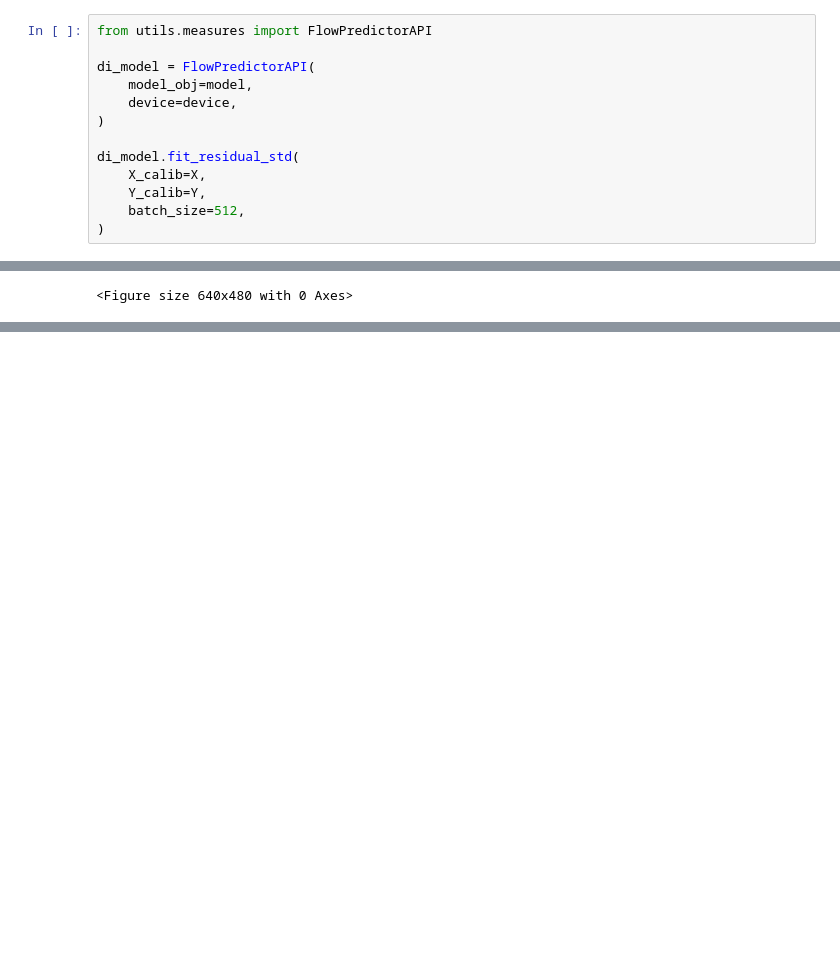
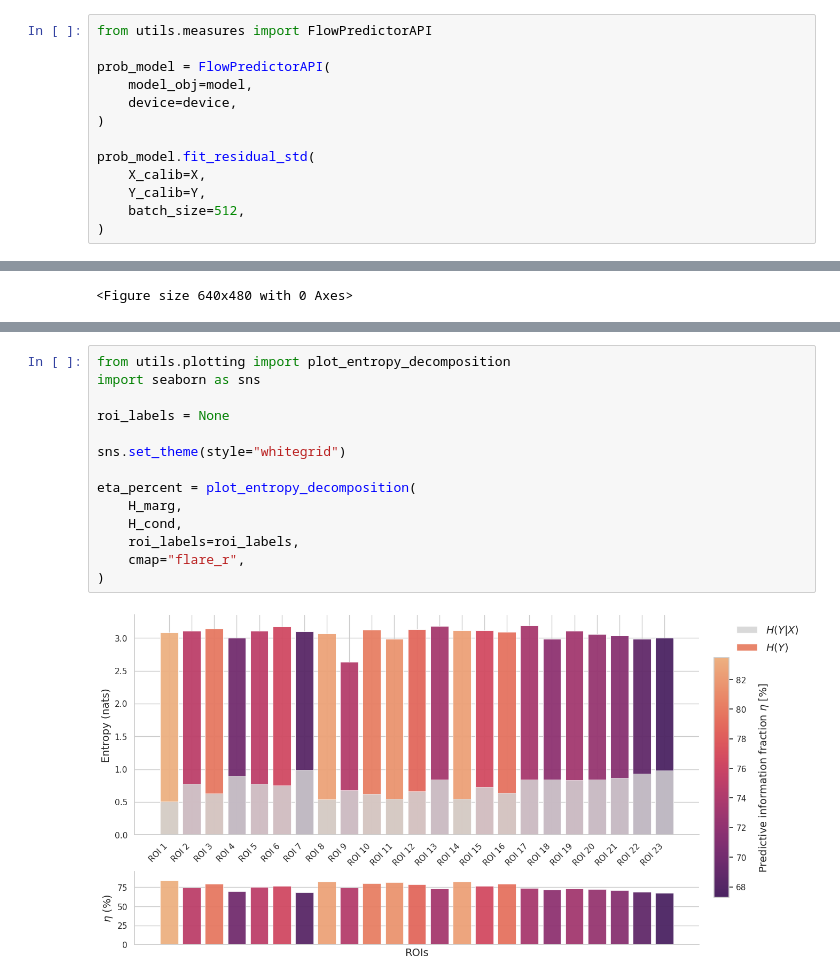
Before and after one commit to ab126/fmri_forecasting, a Jupyter notebook: compute_di.ipynb, the cells around one changed output, grey strips where cells are left out. Drawn from its saved outputs; the diff is of its cells as text; blank space fills up the shorter version.

```diff
--- a/compute_di.ipynb
+++ b/compute_di.ipynb
@@ -144,12 +137,12 @@ Neural Network Method
 # %%
 from utils.measures import FlowPredictorAPI
 
-di_model = FlowPredictorAPI(
+prob_model = FlowPredictorAPI(
     model_obj=model,
     device=device,
 )
 
-di_model.fit_residual_std(
+prob_model.fit_residual_std(
     X_calib=X,
     Y_calib=Y,
     batch_size=512,
@@ -234,0 +291,16 @@ plt.savefig(Path("saves/di_flow.png"))
+# %%
+from utils.plotting import plot_entropy_decomposition
+import seaborn as sns
+
+roi_labels = None
+
+sns.set_theme(style="whitegrid")
+
+eta_percent = plot_entropy_decomposition(
+    H_marg,
+    H_cond,
+    roi_labels=roi_labels,
+    cmap="flare_r",
+)
+# %% [output]
+[figure, added]
```
Also changed, not shown: parts of 12 cells of this notebook, 2 other files.
